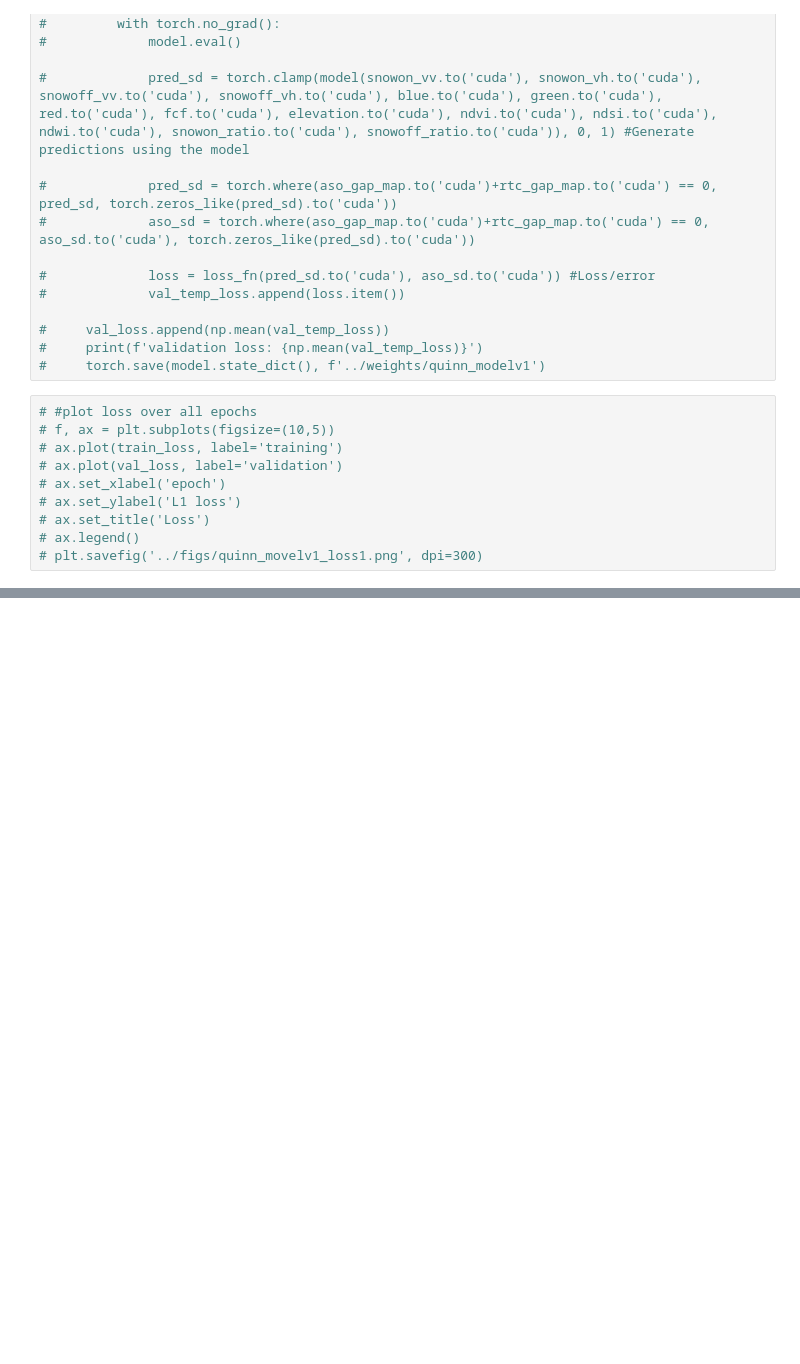
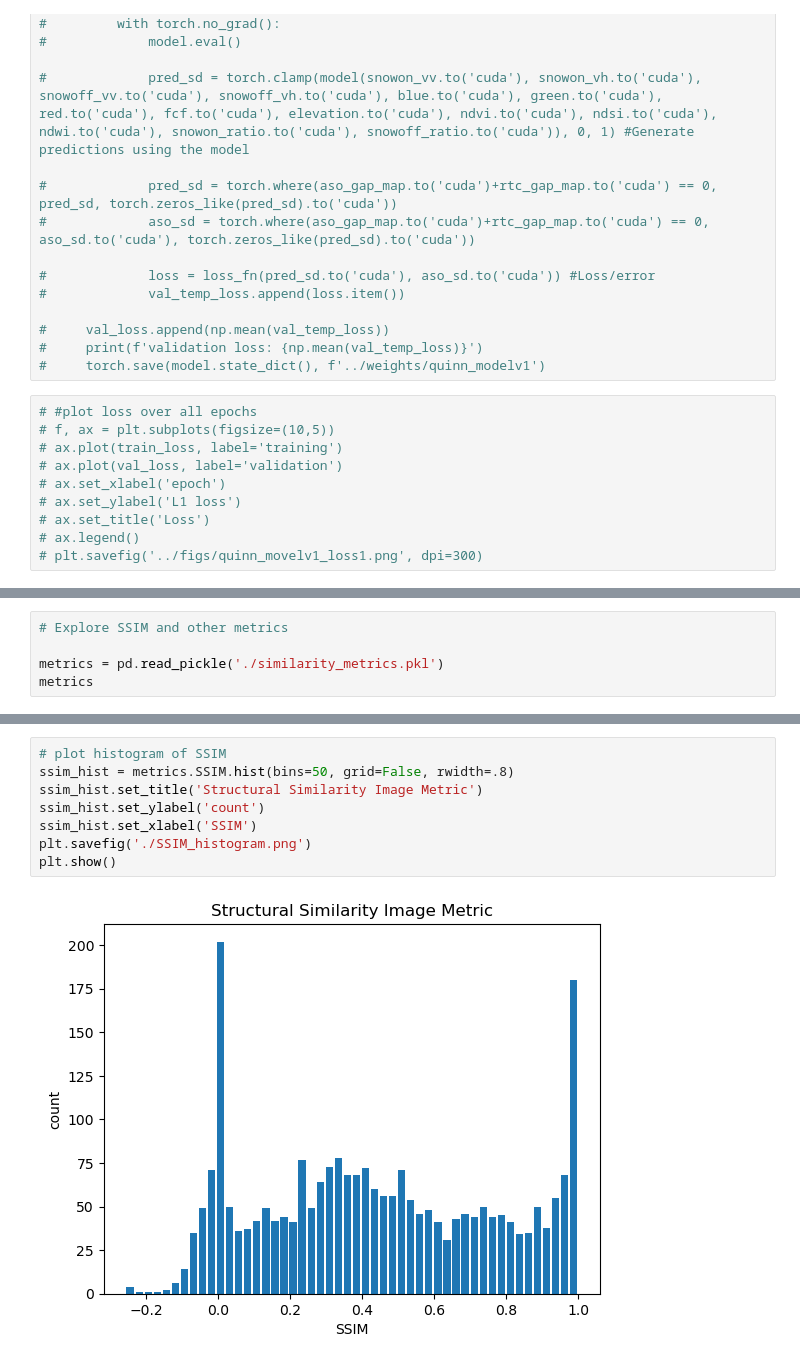
Before and after one commit to geo-smart/deep-snow, a Jupyter notebook: contributors/taryn/trainv2_taryn.ipynb, the cells around one changed output, grey strips where cells are left out. Cells and saved outputs as stored; diff of their text form; blank space fills up the shorter version.

Commit message:
viz SSIM vs other metrics

```diff
--- a/contributors/taryn/trainv2_taryn.ipynb
+++ b/contributors/taryn/trainv2_taryn.ipynb
@@ -586,0 +577,5 @@ metrics
+# %%
+# Explore SSIM and other metrics
+
+metrics = pd.read_pickle('./similarity_metrics.pkl')
+metrics
@@ -586,0 +596,10 @@ metrics
+# %%
+# plot histogram of SSIM
+ssim_hist = metrics.SSIM.hist(bins=50, grid=False, rwidth=.8)
+ssim_hist.set_title('Structural Similarity Image Metric')
+ssim_hist.set_ylabel('count')
+ssim_hist.set_xlabel('SSIM')
+plt.savefig('./SSIM_histogram.png')
+plt.show()
+# %% [output]
+[figure, added]
```
Also changed, not shown: parts of 4 cells of this notebook, 3 other files.
